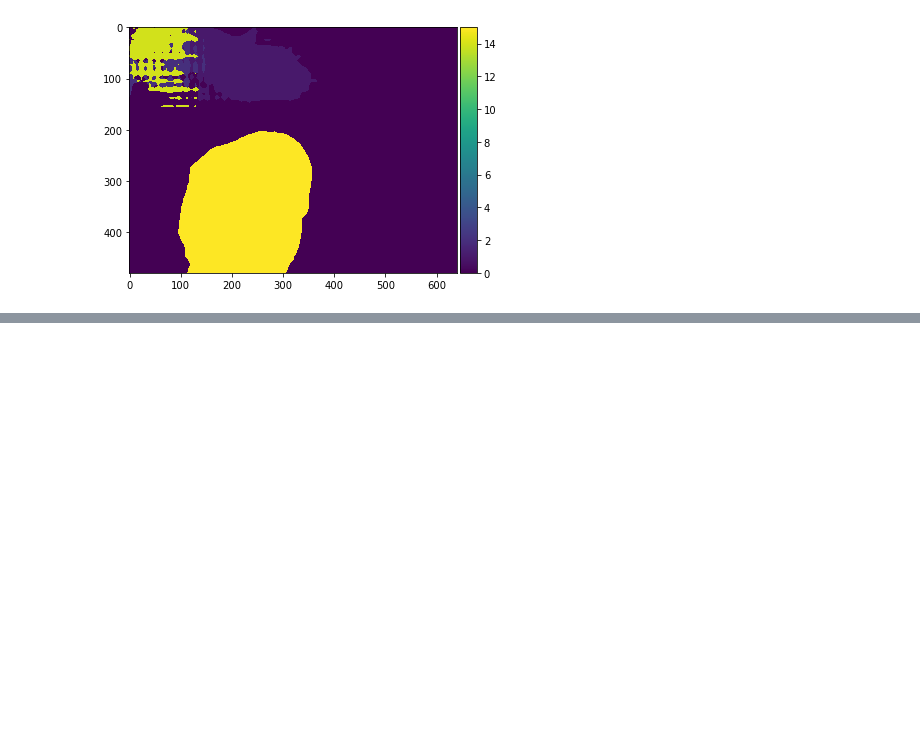
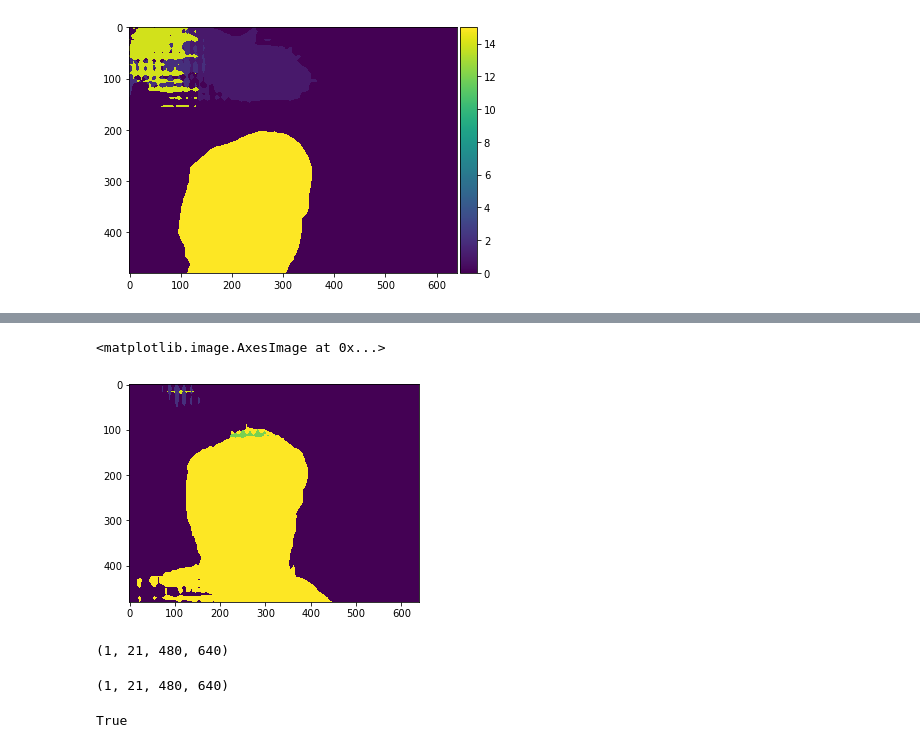
Before and after one commit to warmspringwinds/pytorch-cpp, a Jupyter notebook: comparison.ipynb, the cells around one changed output, grey strips where cells are left out. Saved outputs shown, nothing was run; the diff lists cells and outputs as text; code cells hidden in the pictures; blank space fills up the shorter version.

```diff
--- a/comparison.ipynb
+++ b/comparison.ipynb
@@ -492,0 +605,5 @@ io.imshow(res)
+# %%
+plt.imshow(cpp_pred.squeeze().argmax(axis=0))
+# %% [output]
+<matplotlib.image.AxesImage at 0x...>
+[figure, added]
@@ -492,0 +612,12 @@ io.imshow(res)
+# %%
+pytorch.shape
+# %% [output]
+(1, 21, 480, 640)
+# %%
+cpp_pred.shape
+# %% [output]
+(1, 21, 480, 640)
+# %%
+np.allclose(pytorch, cpp_pred, atol=1e-5, rtol=0)
+# %% [output]
+True
```
Also changed, not shown: parts of 7 cells of this notebook, 1 other file.
